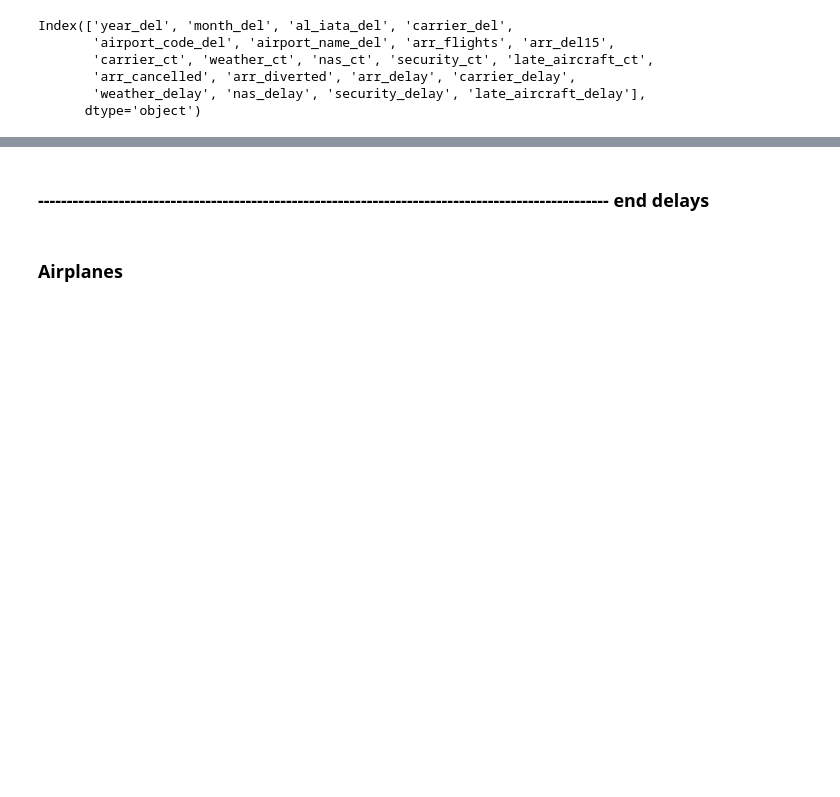
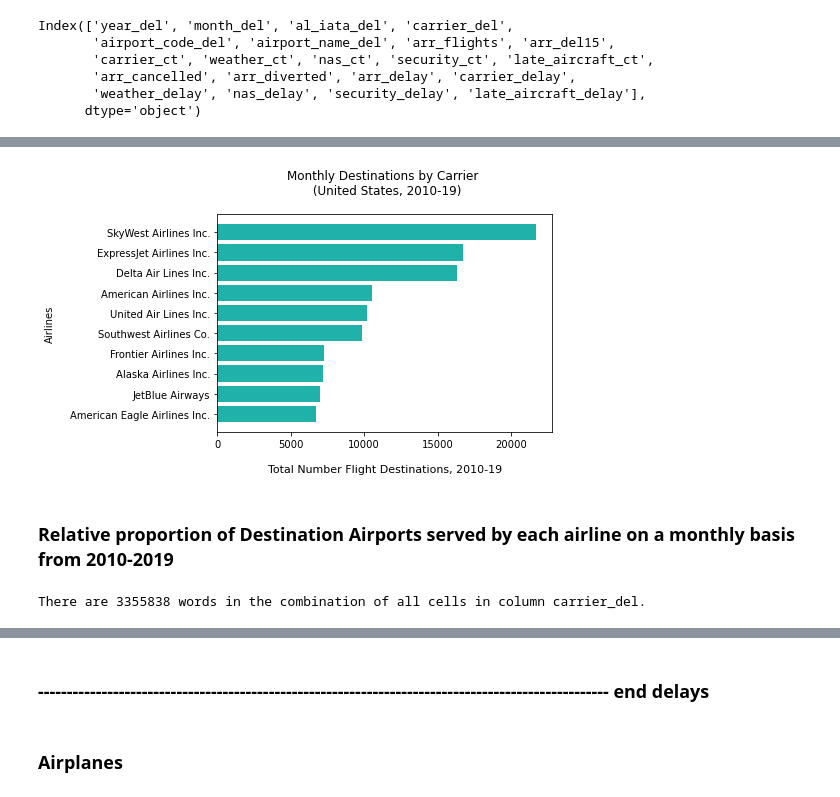
Before and after one commit to scottschriver/NSS_Capstone, a Jupyter notebook: Notebooks/Flight_delays.ipynb, the cells around one changed output, grey strips where cells are left out. Saved outputs shown, nothing was run; the diff lists cells and outputs as text; code cells hidden in the pictures; blank space fills up the shorter version.

```diff
--- a/Notebooks/Flight_delays.ipynb
+++ b/Notebooks/Flight_delays.ipynb
@@ -448,0 +416,4 @@ plt.show()
+# %%
+most_arrivals = delays.carrier_del.value_counts().sort_values(ascending=False).rename_axis('Airline_Carrier').reset_index(name='num_monthly_dest_served')
+most_arr_top10 = most_arrivals.nlargest(n=10, columns=['num_monthly_dest_served'])
+most_arr_top10.head(10)
@@ -448,0 +432,22 @@ plt.show()
+# %%
+plt.figure(facecolor='white')
+plt.barh(most_arr_top10['Airline_Carrier'], most_arr_top10['num_monthly_dest_served'],color='lightseagreen')
+plt.gca().invert_yaxis()
+plt.ylabel('Airlines', fontsize=10, color='black', rotation=90, labelpad=15)
+plt.title('Monthly Destinations by Carrier \n (United States, 2010-19)', fontsize=12, fontname="Times New Roman Bold", color='black', pad=20)
+plt.tick_params(axis='x', colors='black')
+plt.tick_params(axis='y', colors='black')
+plt.xlabel('Total Number Flight Destinations, 2010-19', fontsize=11, color='black', rotation=0, labelpad=15)
+#plt.axvline(x=67521, color='r', linestyle='-', label=' U.S. Census \n National Household \n Median Income')
+#plt.legend(loc = 'upper right')
+plt.savefig('Top10_al_most_dest', dpi=200, transparent=True, bbox_inches='tight')
+plt.show()
+# %% [output]
+[figure, added]
+# %% [markdown]
+### Relative proportion of Destination Airports served by each airline on a monthly basis from 2010-2019
+# %%
+text = " ".join(review for review in delays.carrier_del.astype(str))
+print ("There are {} words in the combination of all cells in column carrier_del.".format(len(text)))
+# %% [output]
+There are 3355838 words in the combination of all cells in column carrier_del.
```
Also changed, not shown: parts of 32 cells of this notebook.
